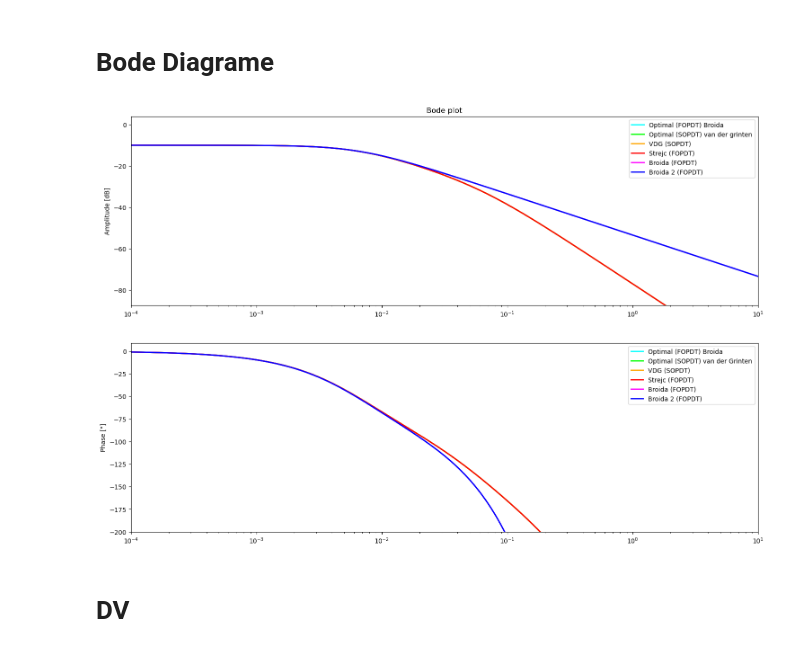
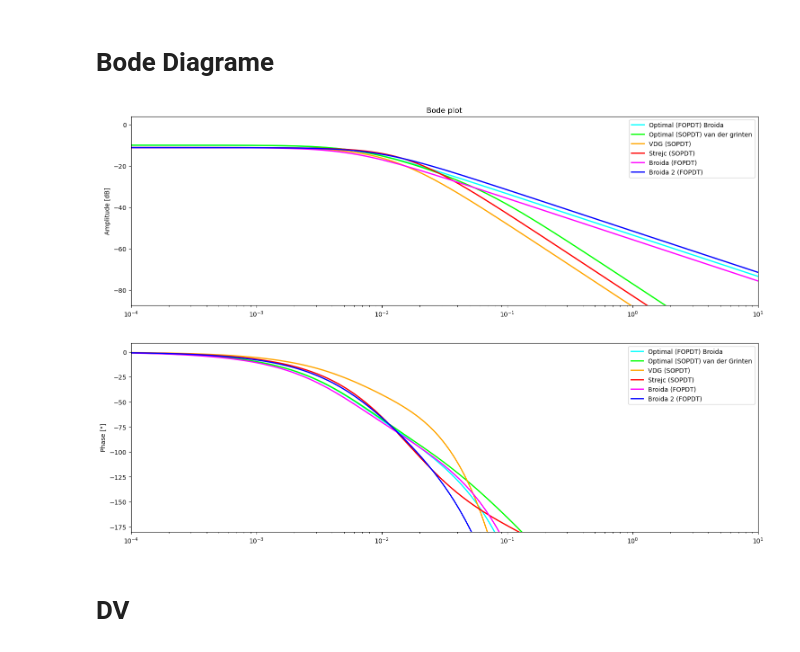
Before and after one commit to theoGstr/Labo3_Control_Theory, a Jupyter notebook: Simulation_OLP.ipynb, the cells around one changed output. Saved outputs shown, nothing was run; the diff lists cells and outputs as text; code cells hidden in the pictures.

```diff
--- a/Simulation_OLP.ipynb
+++ b/Simulation_OLP.ipynb
@@ -247,29 +250,29 @@ P_SOPDTOPT.parameters['theta'] = theta_SOPDTOPT
 
 # Frequency response
 P_SOPDTVDG = Process({})
-P_SOPDTVDG.parameters['Kp']    = Kp_SOPDTOPT
-P_SOPDTVDG.parameters['Tlag1'] = T1_SOPDTOPT
-P_SOPDTVDG.parameters['Tlag2'] = T2_SOPDTOPT
-P_SOPDTVDG.parameters['theta'] = theta_SOPDTOPT
+P_SOPDTVDG.parameters['Kp']    = Kp_SOPDTVDG
+P_SOPDTVDG.parameters['Tlag1'] = T1_SOPDTVDG
+P_SOPDTVDG.parameters['Tlag2'] = T2_SOPDTVDG
+P_SOPDTVDG.parameters['theta'] = theta_SOPDTVDG
 
 # Frequency response
 P_FOPDTStrejc = Process({})
-P_FOPDTStrejc.parameters['Kp']    = Kp_SOPDTOPT
-P_FOPDTStrejc.parameters['Tlag1'] = T1_SOPDTOPT
-P_FOPDTStrejc.parameters['Tlag2'] = T2_SOPDTOPT
-P_FOPDTStrejc.parameters['theta'] = theta_SOPDTOPT
+P_FOPDTStrejc.parameters['Kp']    = K
+P_FOPDTStrejc.parameters['Tlag1'] = T_Strejc
+P_FOPDTStrejc.parameters['Tlag2'] = T_Strejc
+P_FOPDTStrejc.parameters['theta'] = theta_Strejc
 
 # Frequency response
 P_FOPDTBR = Process({})
-P_FOPDTBR.parameters['Kp']    = Kp_FOPDTOPT
-P_FOPDTBR.parameters['Tlag1'] = T_FOPDTOPT
-P_FOPDTBR.parameters['theta'] = theta_FOPDTOPT
+P_FOPDTBR.parameters['Kp']    = Kp_FOPDTBR
+P_FOPDTBR.parameters['Tlag1'] = T_FOPDTBR
+P_FOPDTBR.parameters['theta'] = theta_FOPDTBR
 
 # Frequency response
 P_FOPDTBR2 = Process({})
-P_FOPDTBR2.parameters['Kp']    = Kp_FOPDTOPT
-P_FOPDTBR2.parameters['Tlag1'] = T_FOPDTOPT
-P_FOPDTBR2.parameters['theta'] = theta_FOPDTOPT
+P_FOPDTBR2.parameters['Kp']    = Kp_FOPDTBR2
+P_FOPDTBR2.parameters['Tlag1'] = T_FOPDTBR2
+P_FOPDTBR2.parameters['theta'] = theta_FOPDTBR2
 
 omega = np.logspace(-4, 1, 10000)
 Ps_FOPDTOPT    = Bode(P_FOPDTOPT,    omega, False)
@@ -287,7 +290,7 @@ gain_max = np.max(20*np.log10(np.abs(Ps_FOPDTOPT)*5))
 plt.semilogx(omega, 20*np.log10(np.abs(Ps_FOPDTOPT)),    'cyan',    linewidth=2, label='Optimal (FOPDT) Broida')
 plt.semilogx(omega, 20*np.log10(np.abs(Ps_SOPDTOPT)),    'lime',    linewidth=2, label='Optimal (SOPDT) van der grinten')
 plt.semilogx(omega, 20*np.log10(np.abs(Ps_SOPDTVDG)),    'orange',  linewidth=2, label='VDG (SOPDT)')
-plt.semilogx(omega, 20*np.log10(np.abs(Ps_FOPDTStrejc)), 'red',     linewidth=2, label='Strejc (FOPDT)')
+plt.semilogx(omega, 20*np.log10(np.abs(Ps_FOPDTStrejc)), 'red',     linewidth=2, label='Strejc (SOPDT)')
 plt.semilogx(omega, 20*np.log10(np.abs(Ps_FOPDTBR)),     'magenta', linewidth=2, label='Broida (FOPDT)')
 plt.semilogx(omega, 20*np.log10(np.abs(Ps_FOPDTBR2)),    'blue',    linewidth=2, label='Broida 2 (FOPDT)')
 plt.xlim([np.min(omega), np.max(omega)])
@@ -302,11 +305,11 @@ ph_max = np.max((180/np.pi)*np.unwrap(np.angle(Ps_FOPDTOPT))) + 10
 plt.semilogx(omega, (180/np.pi)*np.unwrap(np.angle(Ps_FOPDTOPT)),    'cyan',    linewidth=2, label='Optimal (FOPDT) Broida')
 plt.semilogx(omega, (180/np.pi)*np.unwrap(np.angle(Ps_SOPDTOPT)),    'lime',    linewidth=2, label='Optimal (SOPDT) van der Grinten')
 plt.semilogx(omega, (180/np.pi)*np.unwrap(np.angle(Ps_SOPDTVDG)),    'orange',  linewidth=2, label='VDG (SOPDT)')
-plt.semilogx(omega, (180/np.pi)*np.unwrap(np.angle(Ps_FOPDTStrejc)), 'red',     linewidth=2, label='Strejc (FOPDT)')
+plt.semilogx(omega, (180/np.pi)*np.unwrap(np.angle(Ps_FOPDTStrejc)), 'red',     linewidth=2, label='Strejc (SOPDT)')
 plt.semilogx(omega, (180/np.pi)*np.unwrap(np.angle(Ps_FOPDTBR)),     'magenta', linewidth=2, label='Broida (FOPDT)')
 plt.semilogx(omega, (180/np.pi)*np.unwrap(np.angle(Ps_FOPDTBR2)),    'blue',    linewidth=2, label='Broida 2 (FOPDT)')
 plt.xlim([np.min(omega), np.max(omega)])
-plt.ylim([np.max([ph_min, -200]), ph_max])
+plt.ylim([np.max([ph_min, -180]), ph_max])
 plt.ylabel('Phase [°]')
 plt.legend(loc='best')
 
@@ -316,34 +319,34 @@ my_data = np.vstack((
     np.array(omega),
     20*np.log10(np.abs(Ps_FOPDTOPT)),
     20*np.log10(np.abs(Ps_SOPDTOPT)),
     20*np.log10(np.abs(Ps_SOPDTVDG)),
     20*np.log10(np.abs(Ps_FOPDTStrejc)),
     20*np.log10(np.abs(Ps_FOPDTBR)),
     20*np.log10(np.abs(Ps_FOPDTBR2)),
     (180/np.pi)*np.unwrap(np.angle(Ps_FOPDTOPT)),
     (180/np.pi)*np.unwrap(np.angle(Ps_SOPDTOPT)),
     (180/np.pi)*np.unwrap(np.angle(Ps_SOPDTVDG)),
     (180/np.pi)*np.unwrap(np.angle(Ps_FOPDTStrejc)),
     (180/np.pi)*np.unwrap(np.angle(Ps_FOPDTBR)),
     (180/np.pi)*np.unwrap(np.angle(Ps_FOPDTBR2))
 ))
 my_data = my_data.T
 if not os.path.exists('Data'):
     os.makedirs('Data')
 np.savetxt('Data/bode_plot_MV.txt', my_data, delimiter=',',
            header='omega,'
                   'gain_FOPDTOPT,gain_SOPDTOPT,gain_SOPDTVDG,gain_FOPDTStrejc,gain_FOPDTBR,gain_FOPDTBR2,'
                   'phase_FOPDTOPT,phase_SOPDTOPT,phase_SOPDTVDG,phase_FOPDTStrejc,phase_FOPDTBR,phase_FOPDTBR2',
            comments='')
 
 # Save Plot
 # ---------
 if not os.path.exists('Plots'):
     os.makedirs('Plots')
 plt.savefig('Plots/bode_plot_MV.png', transparent=True)
 plt.savefig('Plots/bode_plot_MV.pdf', transparent=True)
 # %% [output]
-[figure, old version]
+[figure, new version]
 # %% [markdown]
 # DV
 # %%
```
Also changed, not shown: parts of 3 cells of this notebook, 16 other files.
